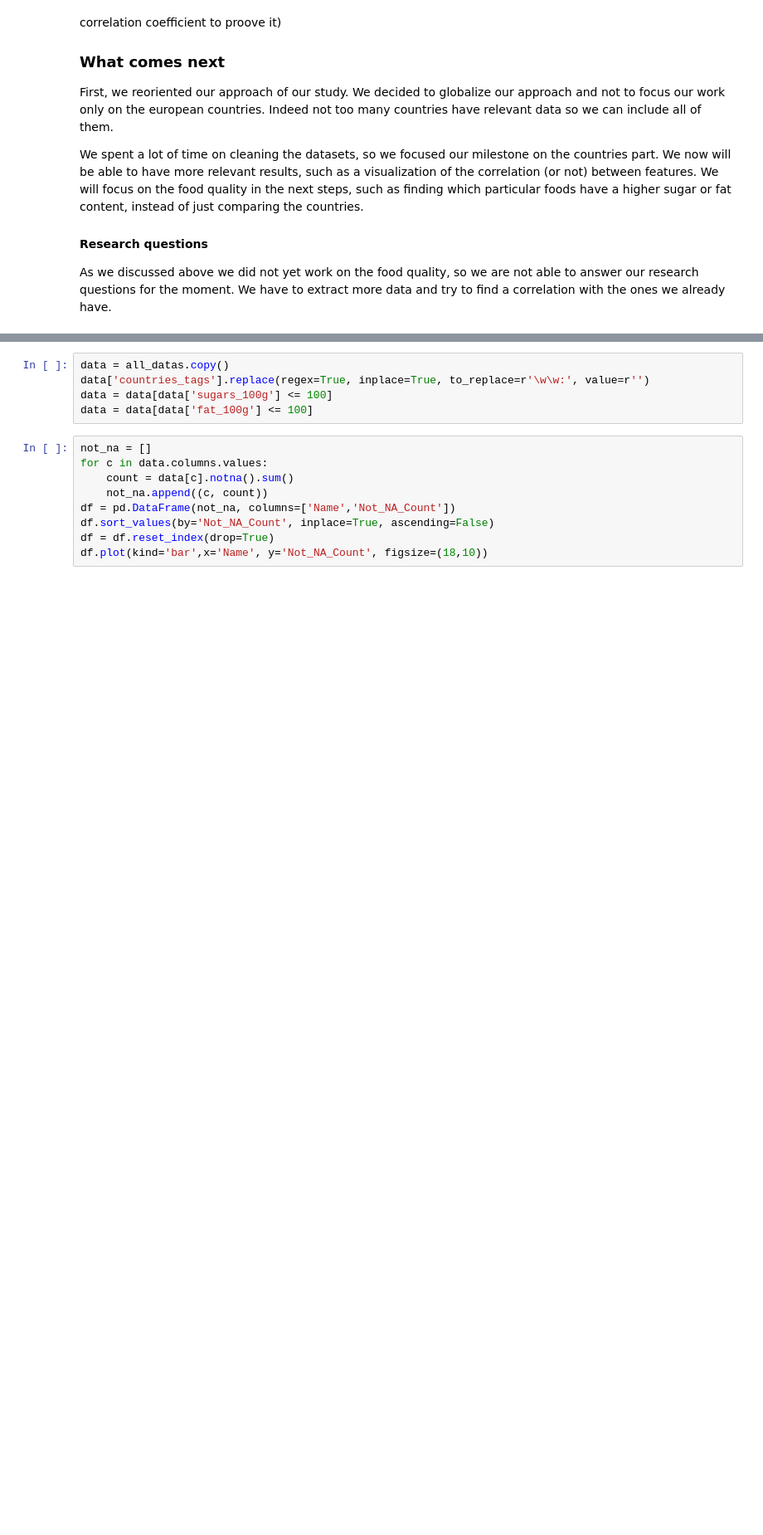
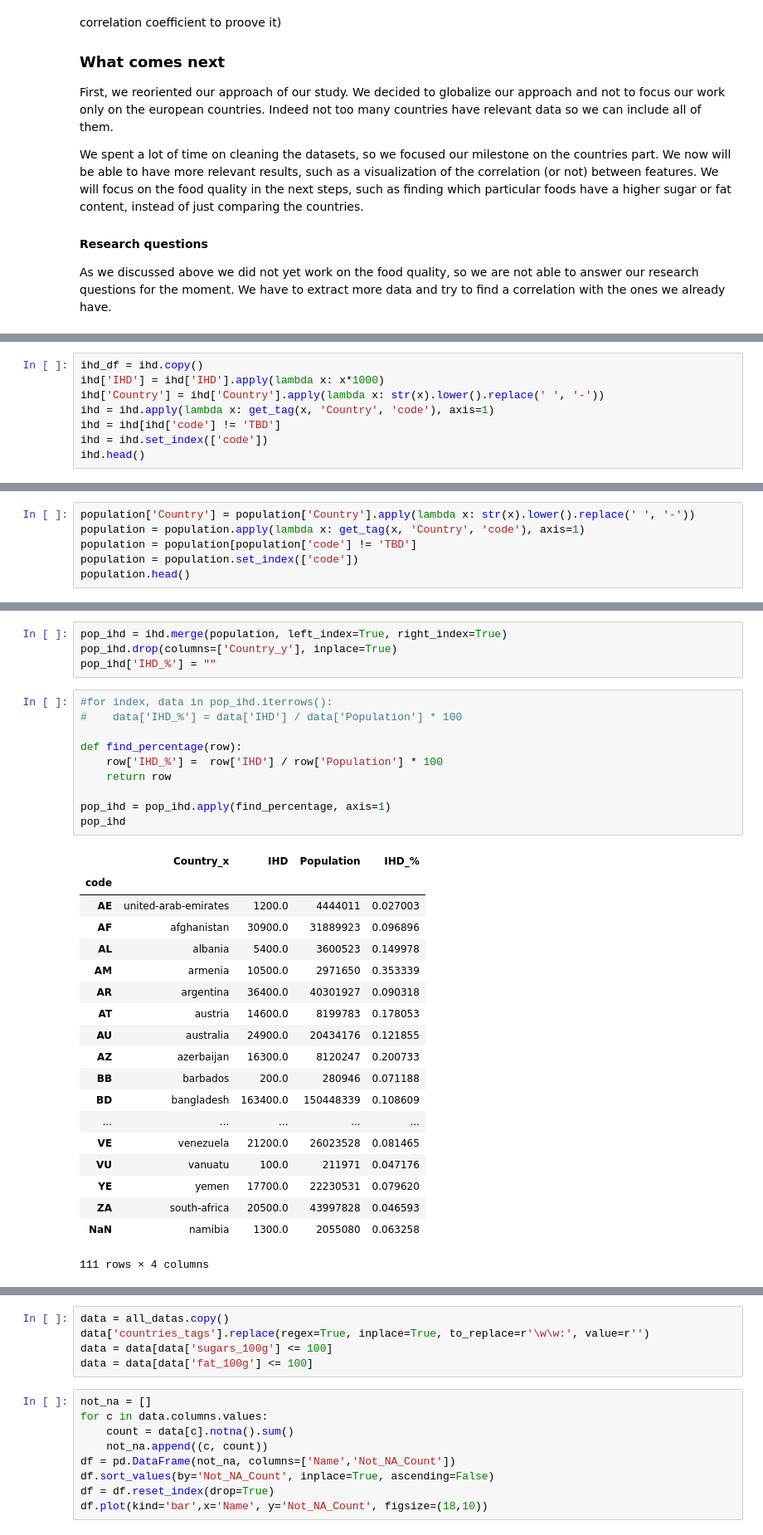
Before and after one commit to baraschi/AppliedDataAnalysis_Project, a Jupyter notebook: FoodProject.ipynb, the cells around one changed output, grey strips where cells are left out. Shown at 83% size. Cells and saved outputs as stored; diff of their text form; blank space fills up the shorter version.

Commit message:
merged zoe and simon

```diff
--- a/FoodProject.ipynb
+++ b/FoodProject.ipynb
@@ -351,0 +582,8 @@ As we discussed above we did not yet work on the food quality, so we are not abl
+# %%
+ihd_df = ihd.copy()
+ihd['IHD'] = ihd['IHD'].apply(lambda x: x*1000)
+ihd['Country'] = ihd['Country'].apply(lambda x: str(x).lower().replace(' ', '-'))
+ihd = ihd.apply(lambda x: get_tag(x, 'Country', 'code'), axis=1)
+ihd = ihd[ihd['code'] != 'TBD']
+ihd = ihd.set_index(['code'])
+ihd.head()
@@ -351,0 +598,6 @@ As we discussed above we did not yet work on the food quality, so we are not abl
+# %%
+population['Country'] = population['Country'].apply(lambda x: str(x).lower().replace(' ', '-'))
+population = population.apply(lambda x: get_tag(x, 'Country', 'code'), axis=1)
+population = population[population['code'] != 'TBD']
+population = population.set_index(['code'])
+population.head()
@@ -351,0 +612,34 @@ As we discussed above we did not yet work on the food quality, so we are not abl
+# %%
+pop_ihd = ihd.merge(population, left_index=True, right_index=True)
+pop_ihd.drop(columns=['Country_y'], inplace=True)
+pop_ihd['IHD_%'] = ""
+# %%
+#for index, data in pop_ihd.iterrows():
+#    data['IHD_%'] = data['IHD'] / data['Population'] * 100
+
+def find_percentage(row):
+    row['IHD_%'] =  row['IHD'] / row['Population'] * 100
+    return row
+
+pop_ihd = pop_ihd.apply(find_percentage, axis=1)
+pop_ihd
+# %% [output]
+|  | Country_x | IHD | Population | IHD_% |
+| code |  |  |  |  |
+| AE | united-arab-emirates | 1200.0 | 4444011 | 0.027003 |
+| AF | afghanistan | 30900.0 | 31889923 | 0.096896 |
+| AL | albania | 5400.0 | 3600523 | 0.149978 |
+| AM | armenia | 10500.0 | 2971650 | 0.353339 |
+| AR | argentina | 36400.0 | 40301927 | 0.090318 |
+| AT | austria | 14600.0 | 8199783 | 0.178053 |
+| AU | australia | 24900.0 | 20434176 | 0.121855 |
+| AZ | azerbaijan | 16300.0 | 8120247 | 0.200733 |
+| BB | barbados | 200.0 | 280946 | 0.071188 |
+| BD | bangladesh | 163400.0 | 150448339 | 0.108609 |
+| ... | ... | ... | ... | ... |
+| VE | venezuela | 21200.0 | 26023528 | 0.081465 |
+| VU | vanuatu | 100.0 | 211971 | 0.047176 |
+| YE | yemen | 17700.0 | 22230531 | 0.079620 |
+| ZA | south-africa | 20500.0 | 43997828 | 0.046593 |
+| NaN | namibia | 1300.0 | 2055080 | 0.063258 |
+111 rows × 4 columns
```
Also changed, not shown: parts of 47 cells of this notebook.
